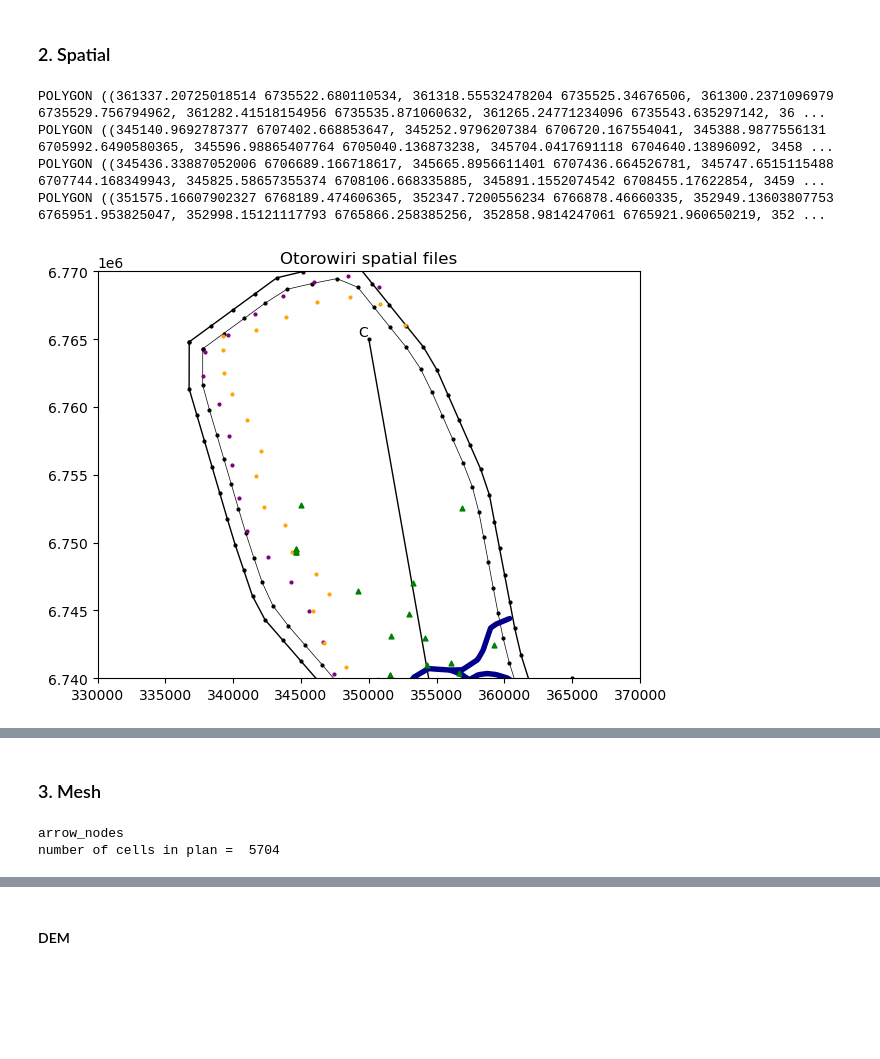
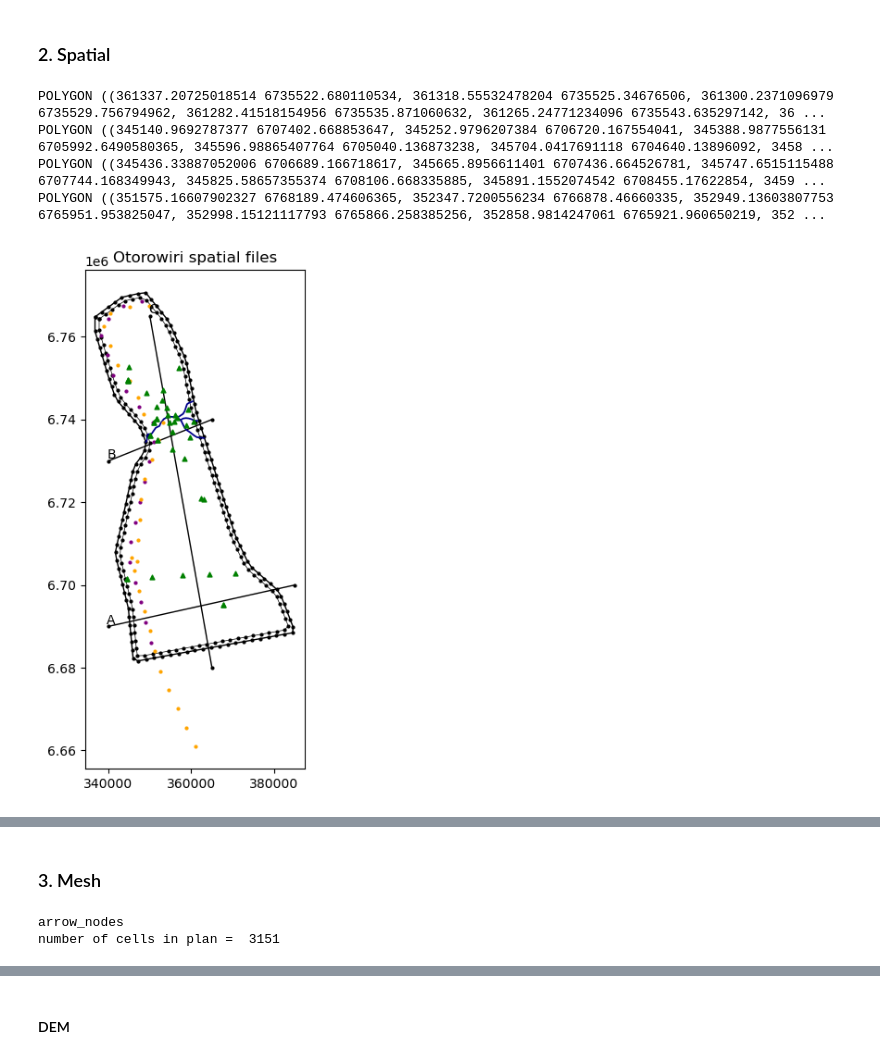
Before and after one commit to malvina-chmielarski/Otorowiri, a Jupyter notebook: scripts/Otorowiri_main.ipynb, the cells around one changed output, grey strips where cells are left out. Drawn from its saved outputs; the diff is of its cells as text; code cells hidden in the pictures; blank space fills up the shorter version.

```diff
--- a/scripts/Otorowiri_main.ipynb
+++ b/scripts/Otorowiri_main.ipynb
@@ -67,37 +66,38 @@ process_spatial.model_boundary(spatial, boundary_buff = 1000, simplify_tolerance
 
 process_spatial.geo_bores(spatial)
 process_spatial.obs_bores(spatial)
 process_spatial.pump_bores(spatial)
 process_spatial.arrow(spatial, node_spacing = 200, buffer_distance = 200, threshold = 100)
 #process_spatial.rivers(spatial, node_spacing = 200, buffer_distance = 200, threshold = 100)
 process_spatial.outcrop(spatial, node_spacing = 200, buffer_distance = 200, threshold = 100)
-process_spatial.geo_boundaries(spatial, node_spacing = 1200, buffer_distance = 200, threshold = 100) #gives 203 nodes for OP and 173 for YO
+process_spatial.geo_boundaries(spatial, simplify_tolerance = 2000, node_spacing = 5000)
 
 spatial.xsection_names = ['A', 'B', 'C']
 spatial.xsections = [
                      [(340000, 6690000),(385000, 6700000)],
                      [(340000, 6730000),(365000, 6740000)],
                      [(350000, 6765000),(365000, 6680000)]
                      ]
 
-extent = [[330000, 370000],[6740000, 6770000]] #[[342000, 370000],[6725000, 6745000]] # extent[[x0,x1], [y0,y1]]
+#extent = [[330000, 370000],[6740000, 6770000]] #[[342000, 370000],[6725000, 6745000]] # extent[[x0,x1], [y0,y1]]
+extent = [[330000, 370000],[6680000, 6770000]]
 process_spatial.plot_spatial(spatial,
                  labels = False, # Bore ids
                  obsbores = False,
                  pumpbores = False,
                  geobores = True,
                  rivers = False, # thre three river
                  arrow = True, # Just arrowsmith
                  outcrop = True,
                  xsections = True,
-                 extent = extent # Just hash out to see the whole model
+                 #extent = extent # Just hash out to see the whole model
                  )
 # %% [output]
 POLYGON ((361337.20725018514 6735522.680110534, 361318.55532478204 6735525.34676506, 361300.2371096979 6735529.756794962, 361282.41518154956 6735535.871060632, 361265.24771234096 6735543.635297142, 36 ...
 POLYGON ((345140.9692787377 6707402.668853647, 345252.9796207384 6706720.167554041, 345388.9877556131 6705992.6490580365, 345596.98865407764 6705040.136873238, 345704.0417691118 6704640.13896092, 3458 ...
 POLYGON ((345436.33887052006 6706689.166718617, 345665.8956611401 6707436.664526781, 345747.6515115488 6707744.168349943, 345825.58657355374 6708106.668335885, 345891.1552074542 6708455.17622854, 3459 ...
 POLYGON ((351575.16607902327 6768189.474606365, 352347.7200556234 6766878.46660335, 352949.13603807753 6765951.953825047, 352998.15121117793 6765866.258385256, 352858.9814247061 6765921.960650219, 352 ...
-[figure, old version]
+[figure, new version]
 # %%
 m = spatial.obsbore_gdf.explore()#location=[-31.4, 115.8], zoom_start=11, popup = 'ID')
 #m = folium.Map(location=[52.0, 4.0], zoom_start=6)
@@ -115,7 +115,7 @@ special_cells = {
                  'obs': ['obsbores'], }
 mesh = Mesh(plangrid = 'vor', special_cells = special_cells) # special cells to identify as arguements
 # %%
-mesh.modelmaxtri = 400000
+mesh.modelmaxtri = 1000000 # was 400000
 mesh.boundmaxtri = 999999999
 mesh.angle = 32   # minimum triangle angles
 mesh.radius1 = 200 # radius of inner circle around pumping bores
@@ -133,7 +133,7 @@ mesh.create_mesh(project, spatial)
 print('number of cells in plan = ', mesh.ncpl)
 # %% [output]
 arrow_nodes
-number of cells in plan =  5704
+number of cells in plan =  3151
 # %%
 xlim = extent[0]
 ylim = extent[1]
```
Also changed, not shown: parts of 19 cells of this notebook, 2 other files.
